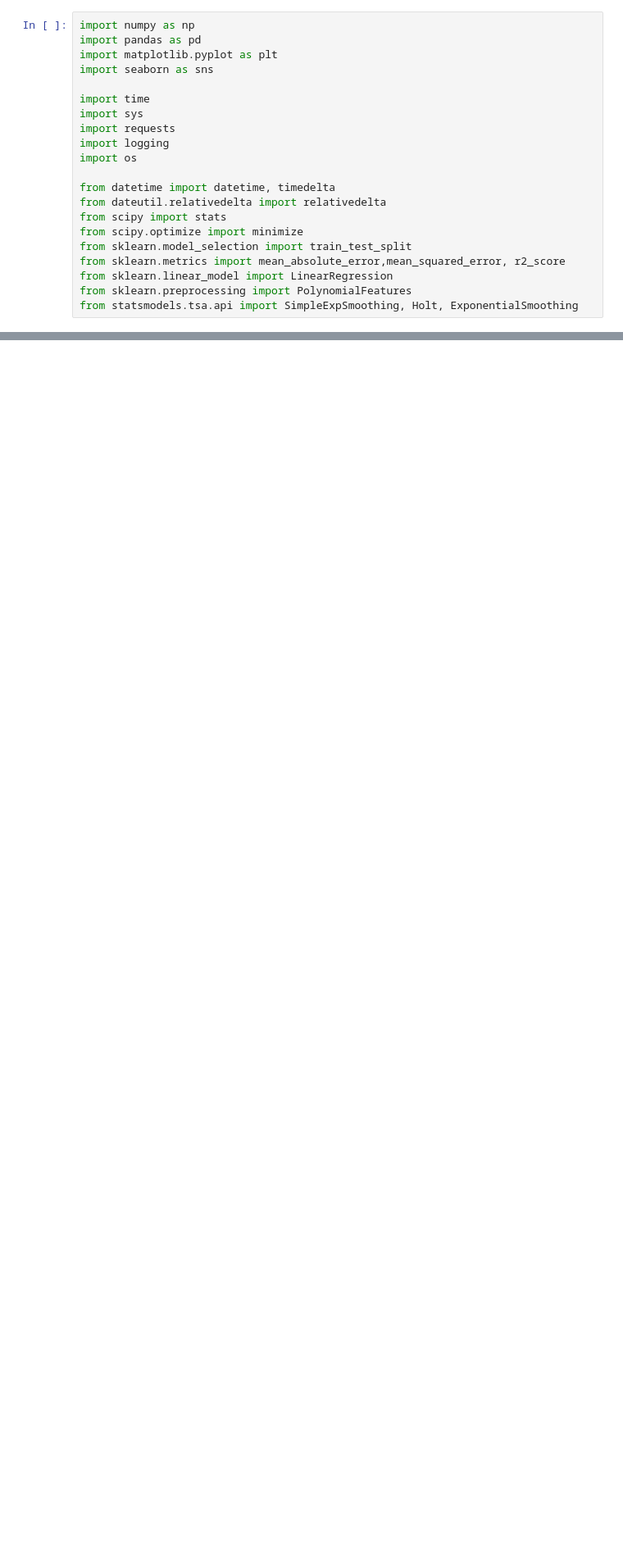
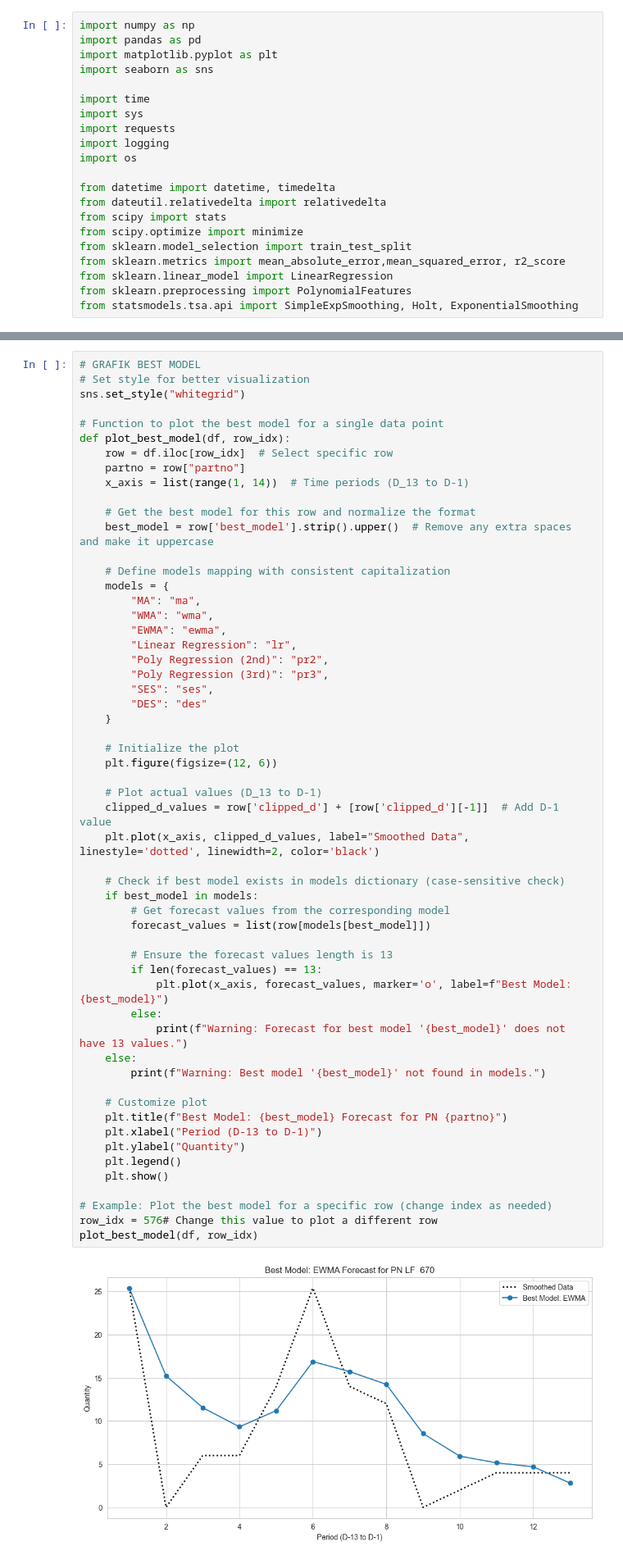
Before and after one commit to doctermath/hnf01b, a Jupyter notebook: main2.ipynb, the cells around one changed output, grey strips where cells are left out. Shown at 82% size. Cells and saved outputs as stored; diff of their text form; blank space fills up the shorter version.

```diff
--- a/main2.ipynb
+++ b/main2.ipynb
@@ -388,0 +416,58 @@ df['metrics'] = df['metric'].apply(lambda x: x['metrics'])
+# %%
+# GRAFIK BEST MODEL
+# Set style for better visualization
+sns.set_style("whitegrid")
+
+# Function to plot the best model for a single data point
+def plot_best_model(df, row_idx):
+    row = df.iloc[row_idx]  # Select specific row
+    partno = row["partno"]
+    x_axis = list(range(1, 14))  # Time periods (D_13 to D-1)
+
+    # Get the best model for this row and normalize the format
+    best_model = row['best_model'].strip().upper()  # Remove any extra spaces and make it uppercase
+
+    # Define models mapping with consistent capitalization
+    models = {
+        "MA": "ma",
+        "WMA": "wma",
+        "EWMA": "ewma",
+        "Linear Regression": "lr",
+        "Poly Regression (2nd)": "pr2",
+        "Poly Regression (3rd)": "pr3",
+        "SES": "ses",
+        "DES": "des"
+    }
+
+    # Initialize the plot
+    plt.figure(figsize=(12, 6))
+
+    # Plot actual values (D_13 to D-1)
+    clipped_d_values = row['clipped_d'] + [row['clipped_d'][-1]]  # Add D-1 value
+    plt.plot(x_axis, clipped_d_values, label="Smoothed Data", linestyle='dotted', linewidth=2, color='black')
+
+    # Check if best model exists in models dictionary (case-sensitive check)
+    if best_model in models:
+        # Get forecast values from the corresponding model
+        forecast_values = list(row[models[best_model]])
+
+        # Ensure the forecast values length is 13
+        if len(forecast_values) == 13:
+            plt.plot(x_axis, forecast_values, marker='o', label=f"Best Model: {best_model}")
+        else:
+            print(f"Warning: Forecast for best model '{best_model}' does not have 13 values.")
+    else:
+        print(f"Warning: Best model '{best_model}' not found in models.")
+
+    # Customize plot
+    plt.title(f"Best Model: {best_model} Forecast for PN {partno}")
+    plt.xlabel("Period (D-13 to D-1)")
+    plt.ylabel("Quantity")
+    plt.legend()
+    plt.show()
+
+# Example: Plot the best model for a specific row (change index as needed)
+row_idx = 576# Change this value to plot a different row
+plot_best_model(df, row_idx)
+# %% [output]
+[figure, added]
```
Also changed, not shown: parts of 24 cells of this notebook.
